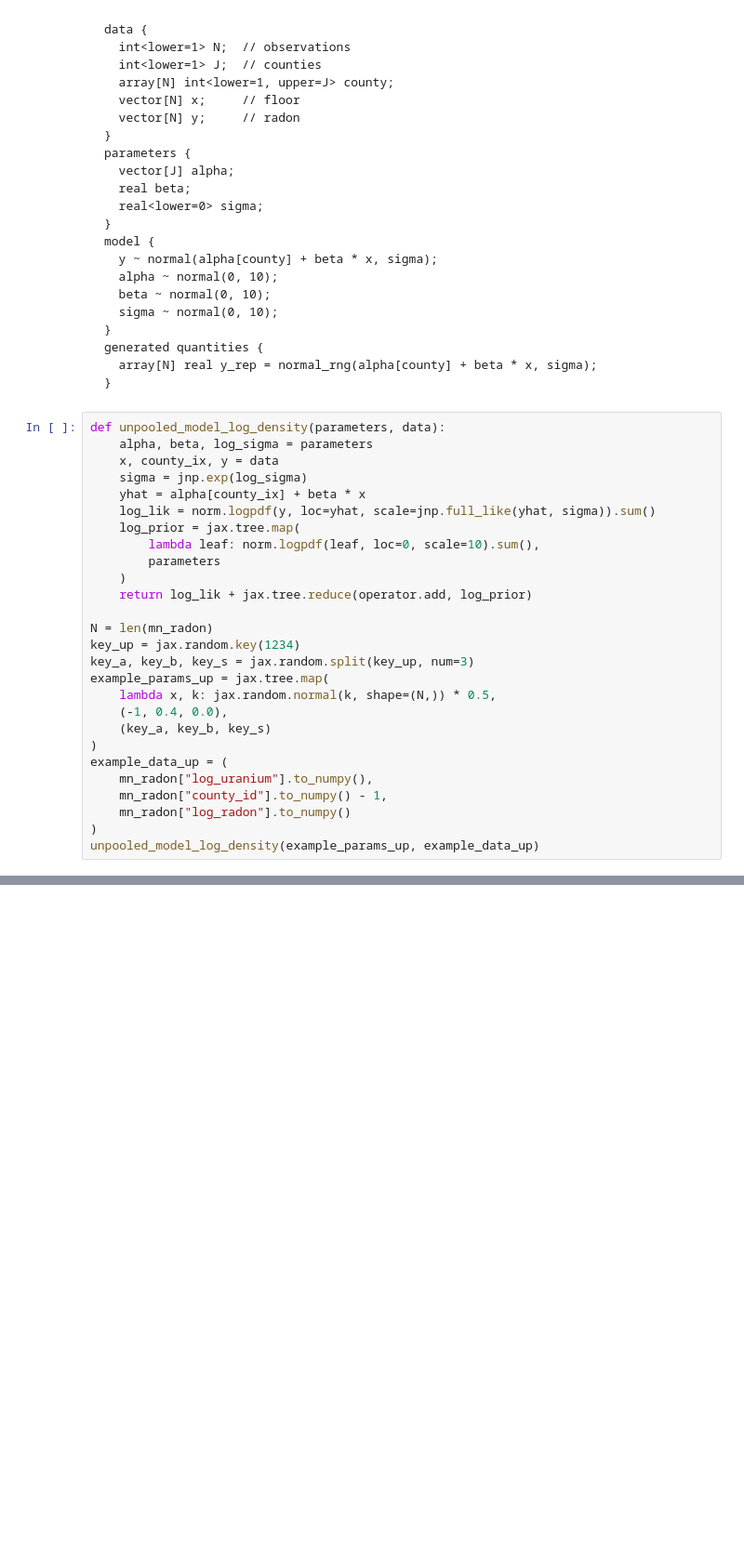
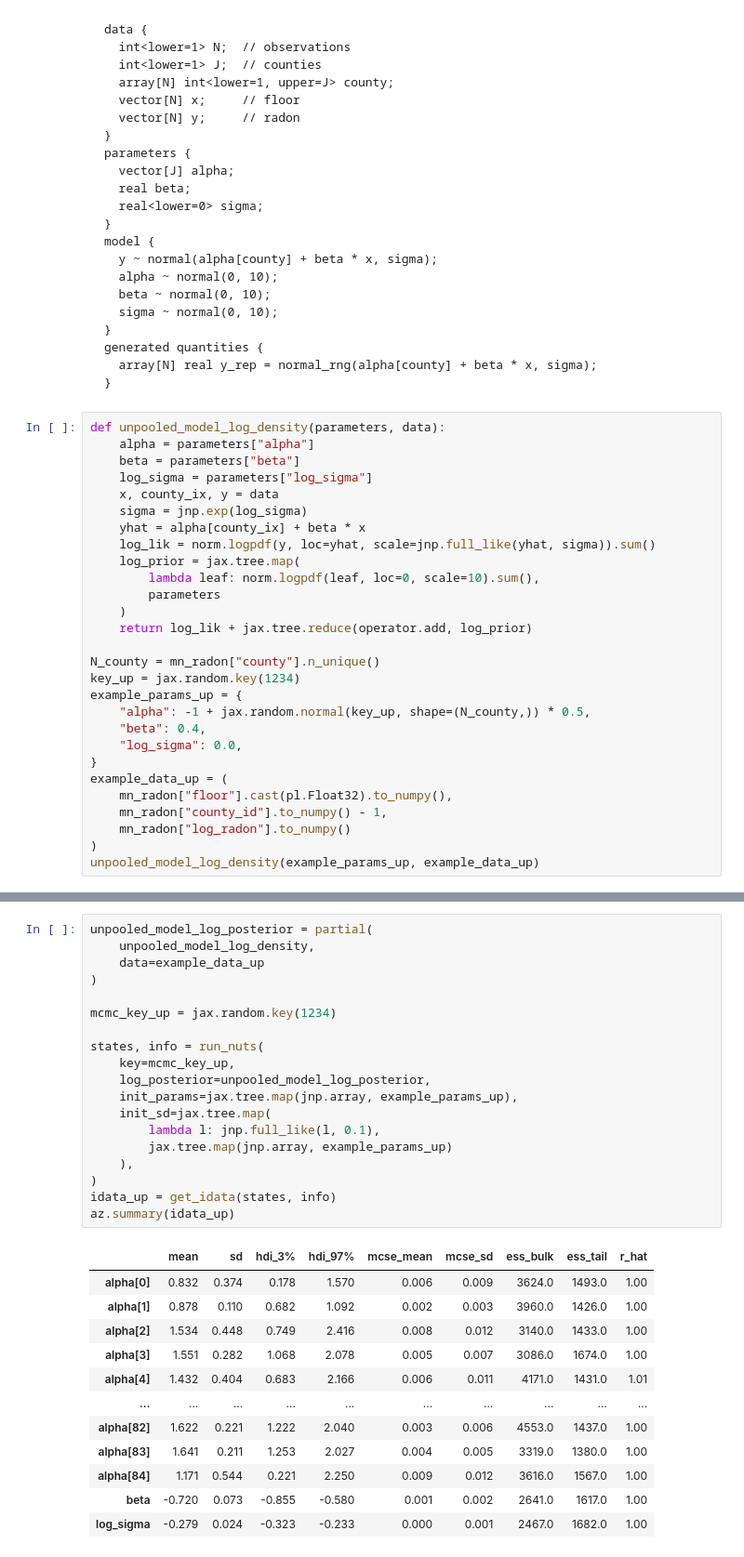
Before and after one commit to dtu-qmcm/bayesian_statistics_for_computational_biology, a Jupyter notebook: docs/course/radon.ipynb, the cells around one changed output, grey strips where cells are left out. Shown: that part at 93% size. Saved outputs shown, nothing was run; the diff lists cells and outputs as text; blank space fills up the shorter version.

Commit message:
update radon notebook

````diff
--- a/docs/course/radon.ipynb
+++ b/docs/course/radon.ipynb
@@ -106,7 +170,9 @@ generated quantities {
 ```
 # %%
 def unpooled_model_log_density(parameters, data):
-    alpha, beta, log_sigma = parameters
+    alpha = parameters["alpha"]
+    beta = parameters["beta"]
+    log_sigma = parameters["log_sigma"]
     x, county_ix, y = data
     sigma = jnp.exp(log_sigma)
     yhat = alpha[county_ix] + beta * x
@@ -117,16 +183,15 @@ def unpooled_model_log_density(parameters, data):
     )
     return log_lik + jax.tree.reduce(operator.add, log_prior)
 
-N = len(mn_radon)
+N_county = mn_radon["county"].n_unique()
 key_up = jax.random.key(1234)
-key_a, key_b, key_s = jax.random.split(key_up, num=3)
-example_params_up = jax.tree.map(
-    lambda x, k: jax.random.normal(k, shape=(N,)) * 0.5,
-    (-1, 0.4, 0.0),
-    (key_a, key_b, key_s)
-)
+example_params_up = {
+    "alpha": -1 + jax.random.normal(key_up, shape=(N_county,)) * 0.5,
+    "beta": 0.4,
+    "log_sigma": 0.0,
+}
 example_data_up = (
-    mn_radon["log_uranium"].to_numpy(),
+    mn_radon["floor"].cast(pl.Float32).to_numpy(),
     mn_radon["county_id"].to_numpy() - 1,
     mn_radon["log_radon"].to_numpy()
 )
@@ -135,0 +201,32 @@ Array(-11675.303, dtype=float32)
+# %%
+unpooled_model_log_posterior = partial(
+    unpooled_model_log_density,
+    data=example_data_up
+)
+
+mcmc_key_up = jax.random.key(1234)
+
+states, info = run_nuts(
+    key=mcmc_key_up,
+    log_posterior=unpooled_model_log_posterior,
+    init_params=jax.tree.map(jnp.array, example_params_up),
+    init_sd=jax.tree.map(
+        lambda l: jnp.full_like(l, 0.1),
+        jax.tree.map(jnp.array, example_params_up)
+    ),
+)
+idata_up = get_idata(states, info)
+az.summary(idata_up)
+# %% [output]
+|  | mean | sd | hdi_3% | hdi_97% | mcse_mean | mcse_sd | ess_bulk | ess_tail | r_hat |
+| alpha[0] | 0.832 | 0.374 | 0.178 | 1.570 | 0.006 | 0.009 | 3624.0 | 1493.0 | 1.00 |
+| alpha[1] | 0.878 | 0.110 | 0.682 | 1.092 | 0.002 | 0.003 | 3960.0 | 1426.0 | 1.00 |
+| alpha[2] | 1.534 | 0.448 | 0.749 | 2.416 | 0.008 | 0.012 | 3140.0 | 1433.0 | 1.00 |
+| alpha[3] | 1.551 | 0.282 | 1.068 | 2.078 | 0.005 | 0.007 | 3086.0 | 1674.0 | 1.00 |
+| alpha[4] | 1.432 | 0.404 | 0.683 | 2.166 | 0.006 | 0.011 | 4171.0 | 1431.0 | 1.01 |
+| ... | ... | ... | ... | ... | ... | ... | ... | ... | ... |
+| alpha[82] | 1.622 | 0.221 | 1.222 | 2.040 | 0.003 | 0.006 | 4553.0 | 1437.0 | 1.00 |
+| alpha[83] | 1.641 | 0.211 | 1.253 | 2.027 | 0.004 | 0.005 | 3319.0 | 1380.0 | 1.00 |
+| alpha[84] | 1.171 | 0.544 | 0.221 | 2.250 | 0.009 | 0.012 | 3616.0 | 1567.0 | 1.00 |
+| beta | -0.720 | 0.073 | -0.855 | -0.580 | 0.001 | 0.002 | 2641.0 | 1617.0 | 1.00 |
+| log_sigma | -0.279 | 0.024 | -0.323 | -0.233 | 0.000 | 0.001 | 2467.0 | 1682.0 | 1.00 |
````
Also changed, not shown: parts of 11 cells of this notebook.
